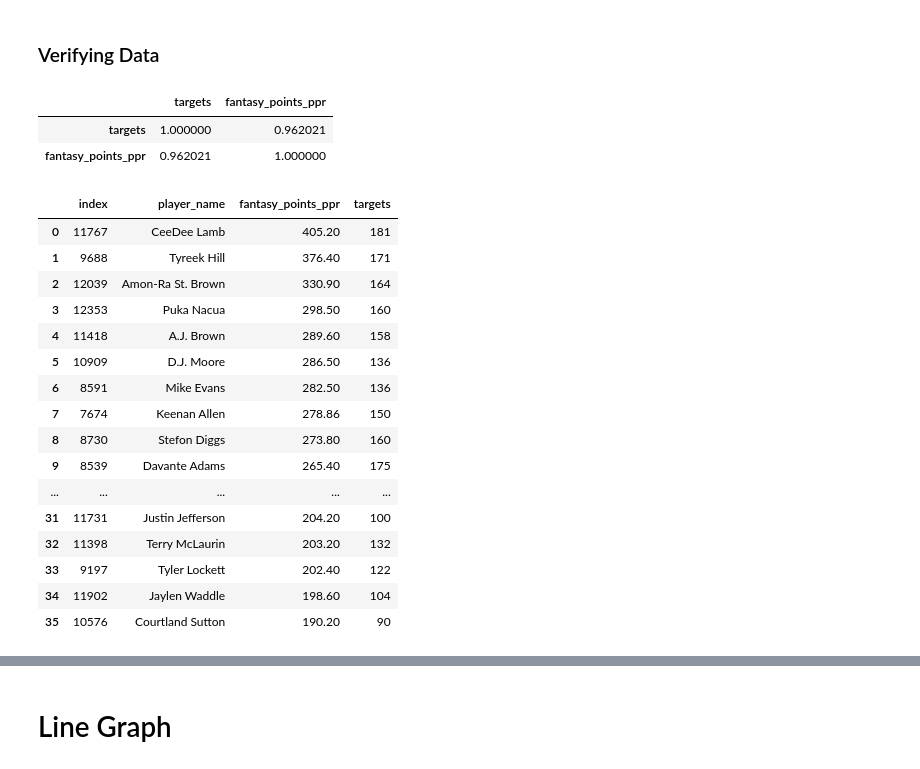
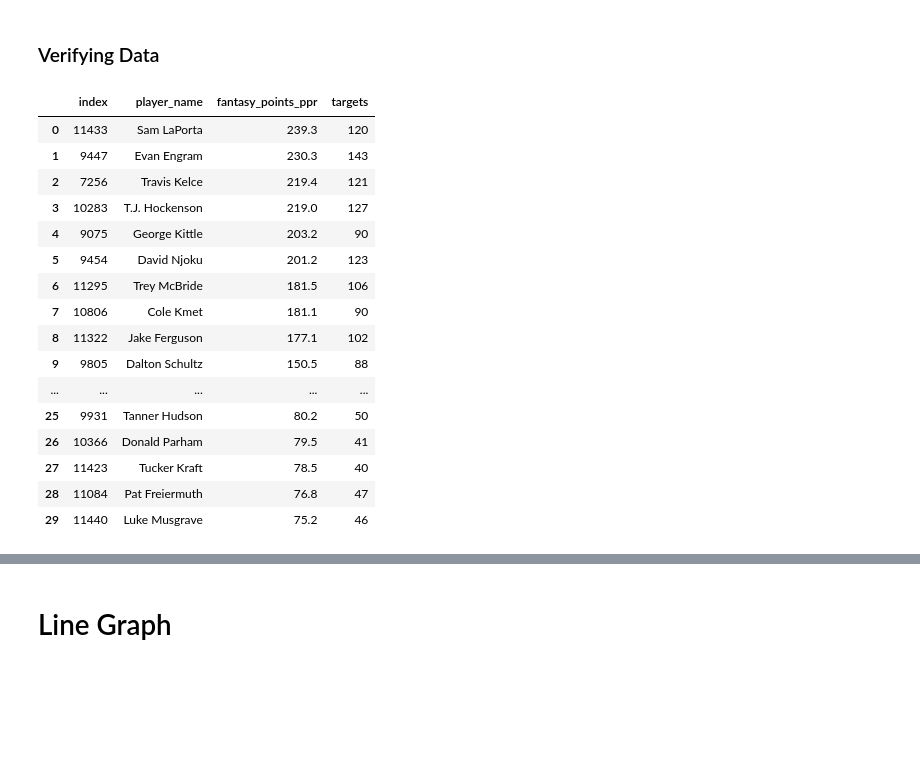
Before and after one commit to Alex-Bishka/Fantasy, a Jupyter notebook: Analysis/Notebooks/SeasonReviewNotebooks/Season Review - Scatter Plot.ipynb, the cells around one changed output, grey strips where cells are left out. Saved outputs shown, nothing was run; the diff lists cells and outputs as text; code cells hidden in the pictures; blank space fills up the shorter version.

Commit message:
running analysis on TE review

```diff
--- a/Analysis/Notebooks/SeasonReviewNotebooks/Season Review - Scatter Plot.ipynb
+++ b/Analysis/Notebooks/SeasonReviewNotebooks/Season Review - Scatter Plot.ipynb
@@ -7,6 +7,6 @@ from utils.scatter_plot import create_scatter_plot, prep_df_for_scatter_plot
 # %% [markdown]
 # Grabbing Data
 # %%
-df_all = pd.read_pickle("../../FantasyData/data-frames/df_all_2005_2023.pkl")
+df_all = pd.read_pickle("../../FantasyData/data-frames/old/df_all_2005_2023.pkl")
 # %%
 SEASON = 2023
@@ -20,35 +20,31 @@ assert(df_review["position"].unique()[0] == POSITION)
 assert(df_review["season"].unique()[0] == SEASON)
 assert(df_review["games"].max() == 17)
 # %%
-df_review[["targets", "fantasy_points_ppr"]].corr()
+# df_review[["targets", "fantasy_points_ppr"]].corr()
-# %% [output]
-|  | targets | fantasy_points_ppr |
-| targets | 1.000000 | 0.962021 |
-| fantasy_points_ppr | 0.962021 | 1.000000 |
 # %%
 df_review \
     .sort_values(by="fantasy_points_ppr", ascending=False)[["player_name",
                                                             "fantasy_points_ppr", "targets"]]\
     .reset_index() \
-    .iloc[:36]
+    .iloc[:30]
 # %% [output]
 |  | index | player_name | fantasy_points_ppr | targets |
-| 0 | 11767 | CeeDee Lamb | 405.20 | 181 |
-| 1 | 9688 | Tyreek Hill | 376.40 | 171 |
-| 2 | 12039 | Amon-Ra St. Brown | 330.90 | 164 |
-| 3 | 12353 | Puka Nacua | 298.50 | 160 |
-| 4 | 11418 | A.J. Brown | 289.60 | 158 |
-| 5 | 10909 | D.J. Moore | 286.50 | 136 |
-| 6 | 8591 | Mike Evans | 282.50 | 136 |
-| 7 | 7674 | Keenan Allen | 278.86 | 150 |
-| 8 | 8730 | Stefon Diggs | 273.80 | 160 |
-| 9 | 8539 | Davante Adams | 265.40 | 175 |
+| 0 | 11433 | Sam LaPorta | 239.3 | 120 |
+| 1 | 9447 | Evan Engram | 230.3 | 143 |
+| 2 | 7256 | Travis Kelce | 219.4 | 121 |
+| 3 | 10283 | T.J. Hockenson | 219.0 | 127 |
+| 4 | 9075 | George Kittle | 203.2 | 90 |
+| 5 | 9454 | David Njoku | 201.2 | 123 |
+| 6 | 11295 | Trey McBride | 181.5 | 106 |
+| 7 | 10806 | Cole Kmet | 181.1 | 90 |
+| 8 | 11322 | Jake Ferguson | 177.1 | 102 |
+| 9 | 9805 | Dalton Schultz | 150.5 | 88 |
 | ... | ... | ... | ... | ... |
-| 31 | 11731 | Justin Jefferson | 204.20 | 100 |
-| 32 | 11398 | Terry McLaurin | 203.20 | 132 |
-| 33 | 9197 | Tyler Lockett | 202.40 | 122 |
-| 34 | 11902 | Jaylen Waddle | 198.60 | 104 |
-| 35 | 10576 | Courtland Sutton | 190.20 | 90 |
+| 25 | 9931 | Tanner Hudson | 80.2 | 50 |
+| 26 | 10366 | Donald Parham | 79.5 | 41 |
+| 27 | 11423 | Tucker Kraft | 78.5 | 40 |
+| 28 | 11084 | Pat Freiermuth | 76.8 | 47 |
+| 29 | 11440 | Luke Musgrave | 75.2 | 46 |
 # %%
 df_review.query("targets >= 100")[["player_name", "fantasy_points", "targets"]]
 # %% [output]
```
Also changed, not shown: parts of 9 cells of this notebook, 28 other files.
